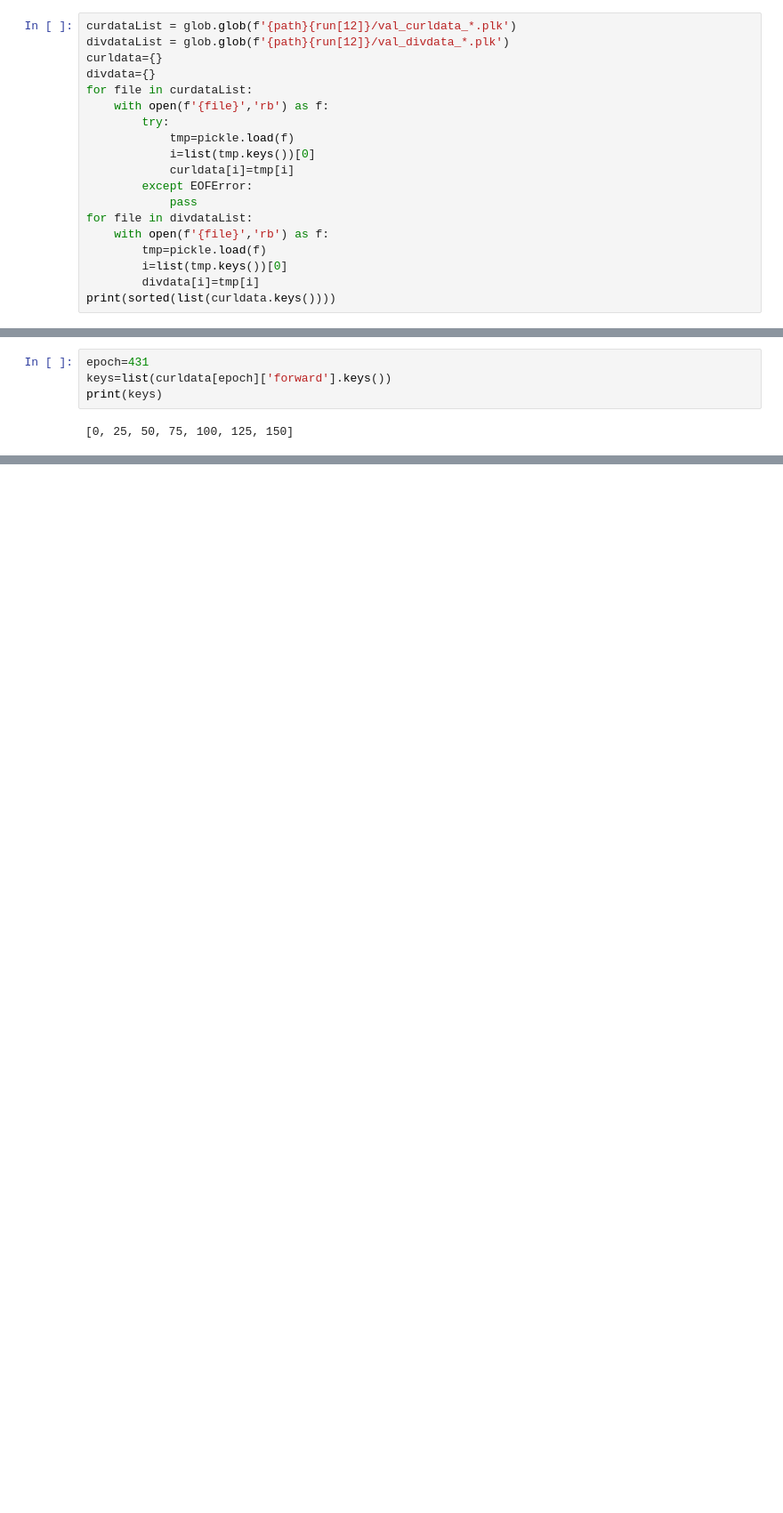
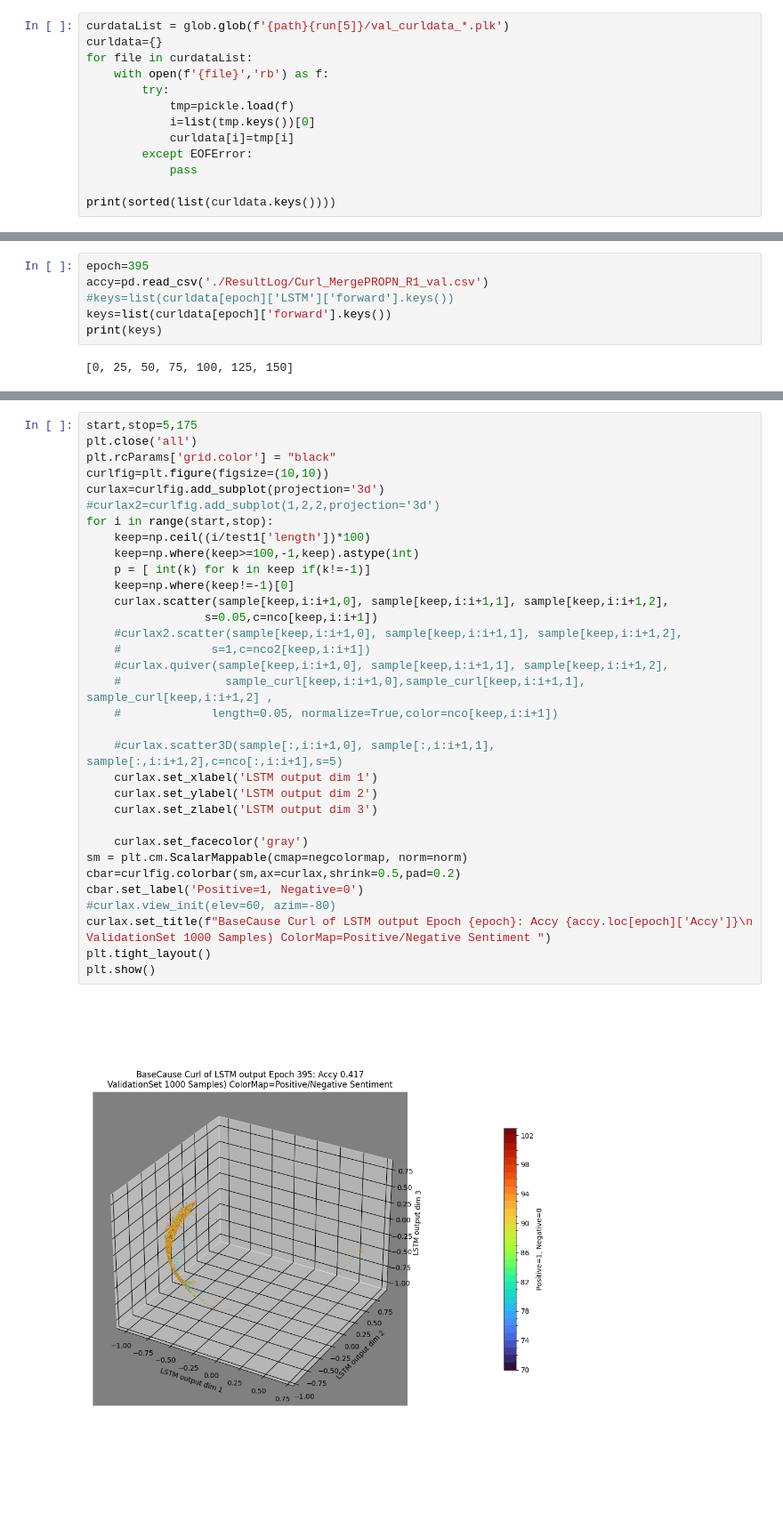
Before and after one commit to tik65536/unitartucs-thesis-tokenMerge, a Jupyter notebook: coding/LSTMOutput_visualization_BaseCase.ipynb, the cells around one changed output, grey strips where cells are left out. Shown at 89% size. Cells and saved outputs as stored; diff of their text form; blank space fills up the shorter version.

```diff
--- a/coding/LSTMOutput_visualization_BaseCase.ipynb
+++ b/coding/LSTMOutput_visualization_BaseCase.ipynb
@@ -96,8 +105,6 @@ for i in range(len(run)):
 # %%
-curdataList = glob.glob(f'{path}{run[12]}/val_curldata_*.plk')
-divdataList = glob.glob(f'{path}{run[12]}/val_divdata_*.plk')
+curdataList = glob.glob(f'{path}{run[5]}/val_curldata_*.plk')
 curldata={}
-divdata={}
 for file in curdataList:
     with open(f'{file}','rb') as f:
         try:
@@ -106,16 +113,14 @@ for file in curdataList:
             curldata[i]=tmp[i]
         except EOFError:
             pass
-for file in divdataList:
-    with open(f'{file}','rb') as f:
-        tmp=pickle.load(f)
-        i=list(tmp.keys())[0]
-        divdata[i]=tmp[i]
+
 print(sorted(list(curldata.keys())))
 # %% [output]
 [0, 1, 2, 3, 4, 5, 6, 7, 8, 9, 10, 11, 12, 13, 14, 15, 16, 17, 18, 19, 20, 21, 22, 23, 24, 25, 26, 27, 28, 29, 30, 31, 32, 33, 34, 35, 36, 37, 38, 39, 40, 41, 42, 43, 44, 45, 46, 47, 48, 49, 50, 51, 5 ...
 # %%
-epoch=431
+epoch=395
+accy=pd.read_csv('./ResultLog/Curl_MergePROPN_R1_val.csv')
+#keys=list(curldata[epoch]['LSTM']['forward'].keys())
 keys=list(curldata[epoch]['forward'].keys())
 print(keys)
 # %% [output]
@@ -286,0 +179,35 @@ test1
+# %%
+start,stop=5,175
+plt.close('all')
+plt.rcParams['grid.color'] = "black"
+curlfig=plt.figure(figsize=(10,10))
+curlax=curlfig.add_subplot(projection='3d')
+#curlax2=curlfig.add_subplot(1,2,2,projection='3d')
+for i in range(start,stop):
+    keep=np.ceil((i/test1['length'])*100)
+    keep=np.where(keep>=100,-1,keep).astype(int)
+    p = [ int(k) for k in keep if(k!=-1)]
+    keep=np.where(keep!=-1)[0]
+    curlax.scatter(sample[keep,i:i+1,0], sample[keep,i:i+1,1], sample[keep,i:i+1,2],
+                 s=0.05,c=nco[keep,i:i+1])
+    #curlax2.scatter(sample[keep,i:i+1,0], sample[keep,i:i+1,1], sample[keep,i:i+1,2],
+    #             s=1,c=nco2[keep,i:i+1])
+    #curlax.quiver(sample[keep,i:i+1,0], sample[keep,i:i+1,1], sample[keep,i:i+1,2],
+    #               sample_curl[keep,i:i+1,0],sample_curl[keep,i:i+1,1], sample_curl[keep,i:i+1,2] ,
+    #             length=0.05, normalize=True,color=nco[keep,i:i+1])
+
+    #curlax.scatter3D(sample[:,i:i+1,0], sample[:,i:i+1,1], sample[:,i:i+1,2],c=nco[:,i:i+1],s=5)
+    curlax.set_xlabel('LSTM output dim 1')
+    curlax.set_ylabel('LSTM output dim 2')
+    curlax.set_zlabel('LSTM output dim 3')
+
+    curlax.set_facecolor('gray')
+sm = plt.cm.ScalarMappable(cmap=negcolormap, norm=norm)
+cbar=curlfig.colorbar(sm,ax=curlax,shrink=0.5,pad=0.2)
+cbar.set_label('Positive=1, Negative=0')
+#curlax.view_init(elev=60, azim=-80)
+curlax.set_title(f"BaseCause Curl of LSTM output Epoch {epoch}: Accy {accy.loc[epoch]['Accy']}\n ValidationSet 1000 Samples) ColorMap=Positive/Negative Sentiment ")
+plt.tight_layout()
+plt.show()
+# %% [output]
+[figure, added]
```
Also changed, not shown: parts of 13 cells of this notebook, 6 other files.
